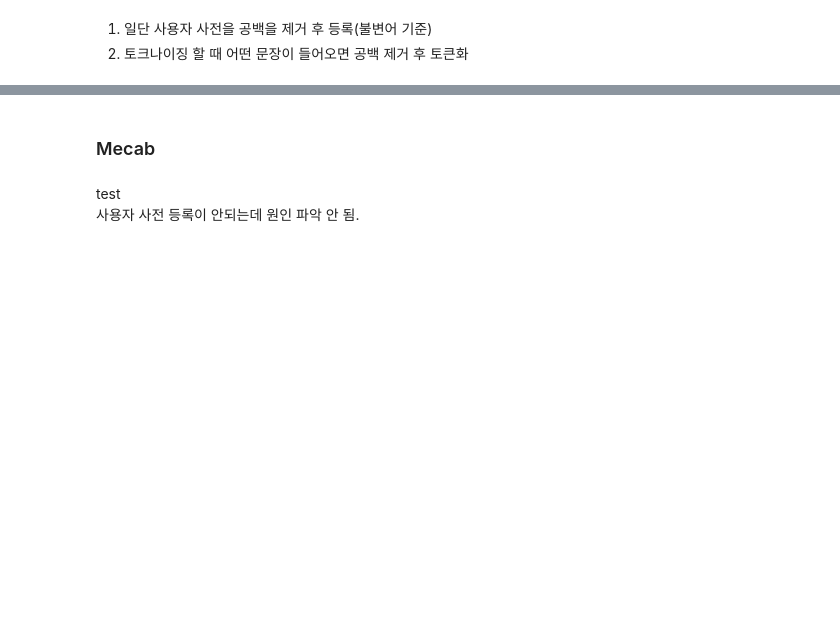
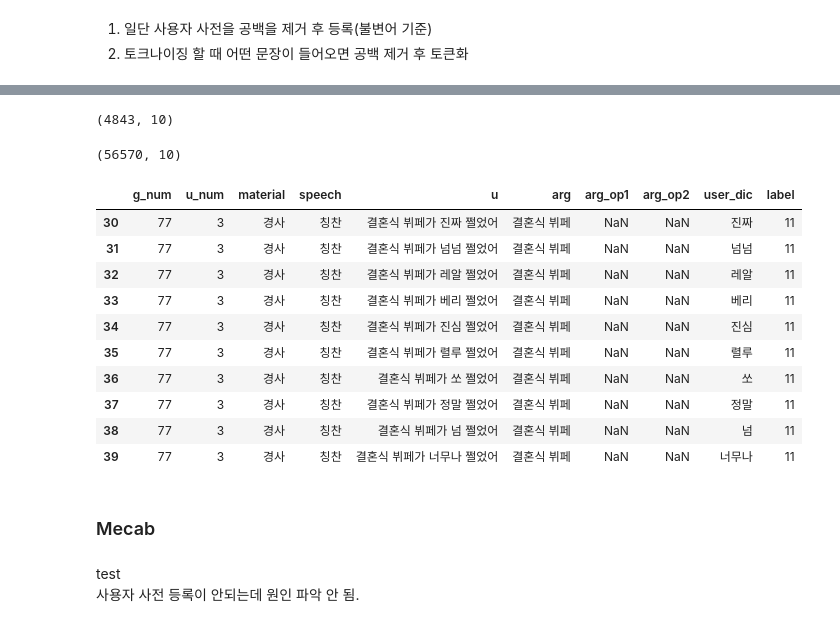
Before and after one commit to textnetkr/MemeProject, a Jupyter notebook: src/pytorch/augmentation/userdict.ipynb, the cells around one changed output, grey strips where cells are left out. Saved outputs shown, nothing was run; the diff lists cells and outputs as text; code cells hidden in the pictures; blank space fills up the shorter version.

```diff
--- a/src/pytorch/augmentation/userdict.ipynb
+++ b/src/pytorch/augmentation/userdict.ipynb
@@ -452,0 +419,37 @@ test
+# %%
+result = []
+
+# 증강 할 유저 발화 51,007건 중 639건 대상
+for k, i in tqdm(enumerate(df_under_100.iterrows())):
+  # 원본
+  result.append([i[1]['g_num'], i[1]['u_num'], i[1]['material'], i[1]['speech'], i[1]['u'], i[1]['arg'], i[1]['arg_op1'], i[1]['arg_op2'], None, i[1]['label']])
+
+  input = [f"{i[0]}, {i[1]}" for i in kiwi.tokenize(i[1]['u'].replace(' ', '')) if i[1] in morpheme]
+
+  # 사용자 사건에서 찾기
+  for kk, ii in enumerate(df_userdict.iterrows()):
+    udict = [f"{k[0]}, {k[1]}" for k in kiwi.tokenize(str(ii[1]['lemma']).replace(' ', '')) if k[1] in morpheme]
+    check = sum([i in input for i in udict])
+    temp = [input.index(i) for i in udict if i in input]
+
+    # replacement
+    if check == len(udict) and udict:
+      replace_set = list(set(df_userdict[df_userdict.formal == df_userdict.iloc[kk]['formal']].lemma.tolist()))
+      if len(replace_set) > 1:
+        # 교체될 단어가 문장의 첫 어절이면 스페이스를 뒤만.
+        # 교체될 단어가 문장의 첫 어절이 아니면 스페이스를 앞뒤로.
+        for k, v in enumerate(replace_set):
+          replace_set_copy = replace_set.copy()
+          replace_set_copy.pop(k)
+          for r in replace_set_copy:
+            # 어절이 맨 앞인 경우
+            if str(i[1]['u']).find(v) == 0 and str(i[1]['u']) != str(i[1]['u']).replace(v+" ", r+" "):
+              result.append([i[1]['g_num'], i[1]['u_num'], i[1]['material'], i[1]['speech'], str(i[1]['u']).replace(v+" ", r+" "), i[1]['arg'], i[1]['arg_op1'], i[1]['arg_op2'], r, i[1]['label']])
+            # 어절이 중간에 있는 경우
+            elif str(i[1]['u']).find(v) > 0 and str(i[1]['u']) != str(i[1]['u']).replace(" "+v+" ", " "+r+" "):
+              result.append([i[1]['g_num'], i[1]['u_num'], i[1]['material'], i[1]['speech'], str(i[1]['u']).replace(" "+v+" ", " "+r+" "), i[1]['arg'], i[1]['arg_op1'], i[1]['arg_op2'], r, i[1]['label']])
+# %%
+df_under_aug = pd.DataFrame(result, columns=['g_num', 'u_num', 'material', 'speech', 'u', 'arg', 'arg_op1', 'arg_op2', 'user_dic', 'label'])
+# %%
+df_under_aug.drop_duplicates(inplace=True)
+df_under_aug.reset_index(drop=True, inplace=True)
@@ -453,3 +473,29 @@ test
+# %%
+df_under_aug.shape
+# %% [output]
+(4843, 10)
+# %%
+df_upper_100['user_dic'] = None
+df_upper_100 = df_upper_100[['g_num', 'u_num', 'material', 'speech', 'u', 'arg', 'arg_op1', 'arg_op2', 'user_dic', 'label']]
+df_temp = pd.concat([df_under_aug, df_upper_100])
+# %%
+df_temp.shape
+# %% [output]
+(56570, 10)
+# %%
+df_temp.iloc[30:40]
+# %% [output]
+|  | g_num | u_num | material | speech | u | arg | arg_op1 | arg_op2 | user_dic | label |
+| 30 | 77 | 3 | 경사 | 칭찬 | 결혼식 뷔페가 진짜 쩔었어 | 결혼식 뷔페 | NaN | NaN | 진짜 | 11 |
+| 31 | 77 | 3 | 경사 | 칭찬 | 결혼식 뷔페가 넘넘 쩔었어 | 결혼식 뷔페 | NaN | NaN | 넘넘 | 11 |
+| 32 | 77 | 3 | 경사 | 칭찬 | 결혼식 뷔페가 레알 쩔었어 | 결혼식 뷔페 | NaN | NaN | 레알 | 11 |
+| 33 | 77 | 3 | 경사 | 칭찬 | 결혼식 뷔페가 베리 쩔었어 | 결혼식 뷔페 | NaN | NaN | 베리 | 11 |
+| 34 | 77 | 3 | 경사 | 칭찬 | 결혼식 뷔페가 진심 쩔었어 | 결혼식 뷔페 | NaN | NaN | 진심 | 11 |
+| 35 | 77 | 3 | 경사 | 칭찬 | 결혼식 뷔페가 렬루 쩔었어 | 결혼식 뷔페 | NaN | NaN | 렬루 | 11 |
+| 36 | 77 | 3 | 경사 | 칭찬 | 결혼식 뷔페가 쏘 쩔었어 | 결혼식 뷔페 | NaN | NaN | 쏘 | 11 |
+| 37 | 77 | 3 | 경사 | 칭찬 | 결혼식 뷔페가 정말 쩔었어 | 결혼식 뷔페 | NaN | NaN | 정말 | 11 |
+| 38 | 77 | 3 | 경사 | 칭찬 | 결혼식 뷔페가 넘 쩔었어 | 결혼식 뷔페 | NaN | NaN | 넘 | 11 |
+| 39 | 77 | 3 | 경사 | 칭찬 | 결혼식 뷔페가 너무나 쩔었어 | 결혼식 뷔페 | NaN | NaN | 너무나 | 11 |
 # %% [markdown]
 ### Mecab
 # %% [markdown]
```
Also changed, not shown: parts of 36 cells of this notebook.
